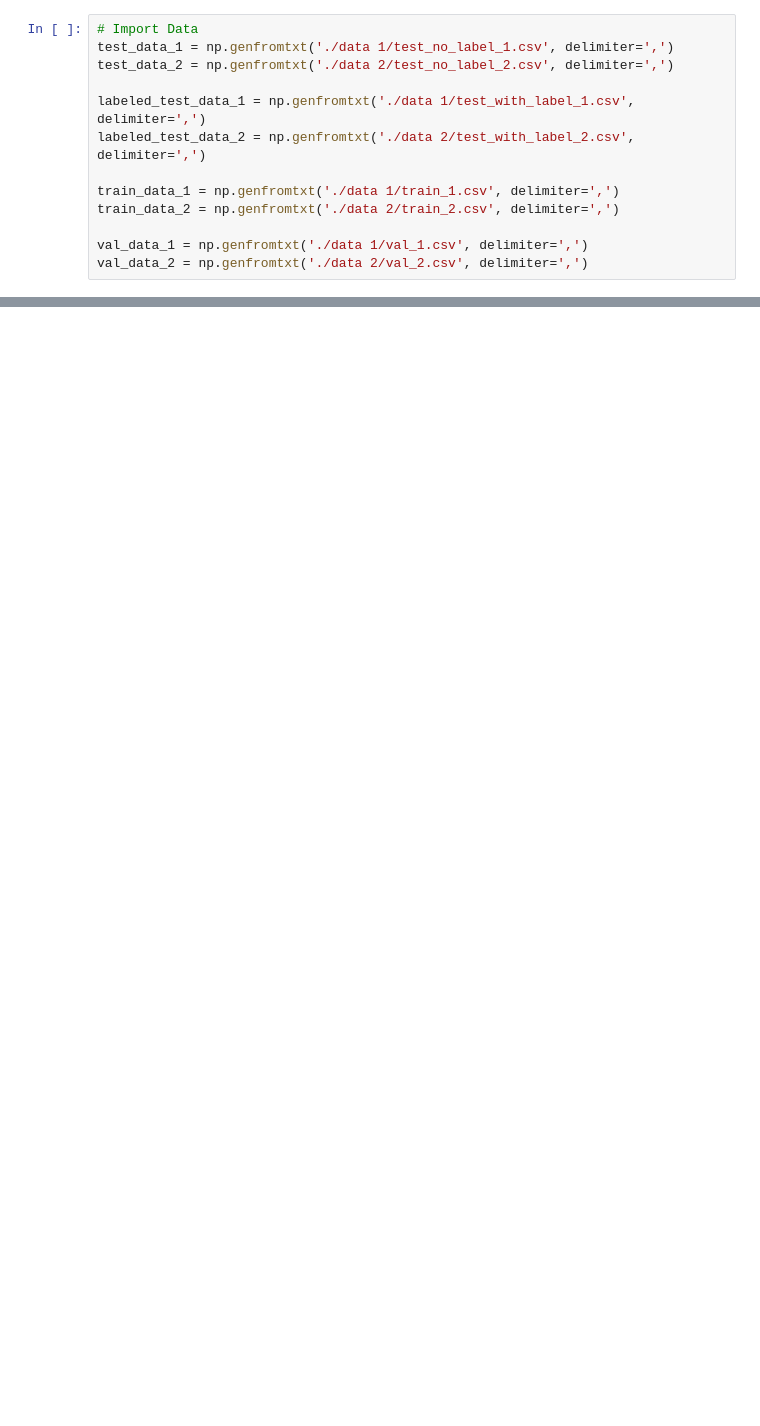
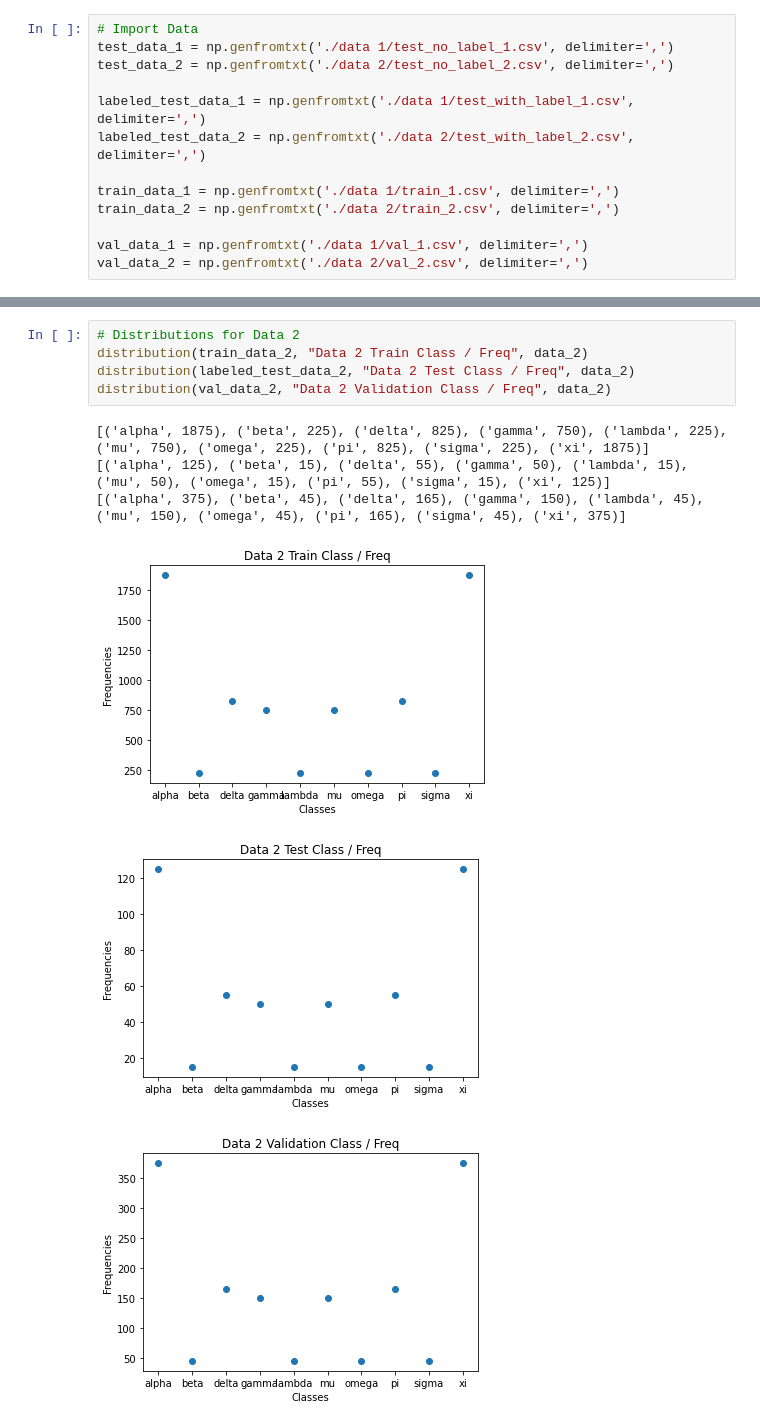
Before and after one commit to BryceHamilton/ML_Workbench, a Jupyter notebook: Assignment 1/MLbench.py.ipynb, the cells around one changed output, grey strips where cells are left out. Drawn from its saved outputs; the diff is of its cells as text; blank space fills up the shorter version.

```diff
--- a/Assignment 1/MLbench.py.ipynb
+++ b/Assignment 1/MLbench.py.ipynb
@@ -31,0 +76,12 @@ val_data_2 = np.genfromtxt('./data 2/val_2.csv', delimiter=',')
+# %%
+# Distributions for Data 2
+distribution(train_data_2, "Data 2 Train Class / Freq", data_2)
+distribution(labeled_test_data_2, "Data 2 Test Class / Freq", data_2)
+distribution(val_data_2, "Data 2 Validation Class / Freq", data_2)
+# %% [output]
+[('alpha', 1875), ('beta', 225), ('delta', 825), ('gamma', 750), ('lambda', 225), ('mu', 750), ('omega', 225), ('pi', 825), ('sigma', 225), ('xi', 1875)]
+[('alpha', 125), ('beta', 15), ('delta', 55), ('gamma', 50), ('lambda', 15), ('mu', 50), ('omega', 15), ('pi', 55), ('sigma', 15), ('xi', 125)]
+[('alpha', 375), ('beta', 45), ('delta', 165), ('gamma', 150), ('lambda', 45), ('mu', 150), ('omega', 45), ('pi', 165), ('sigma', 45), ('xi', 375)]
+[figure, added]
+[figure, added]
+[figure, added]
```
Also changed, not shown: parts of 6 cells of this notebook.
